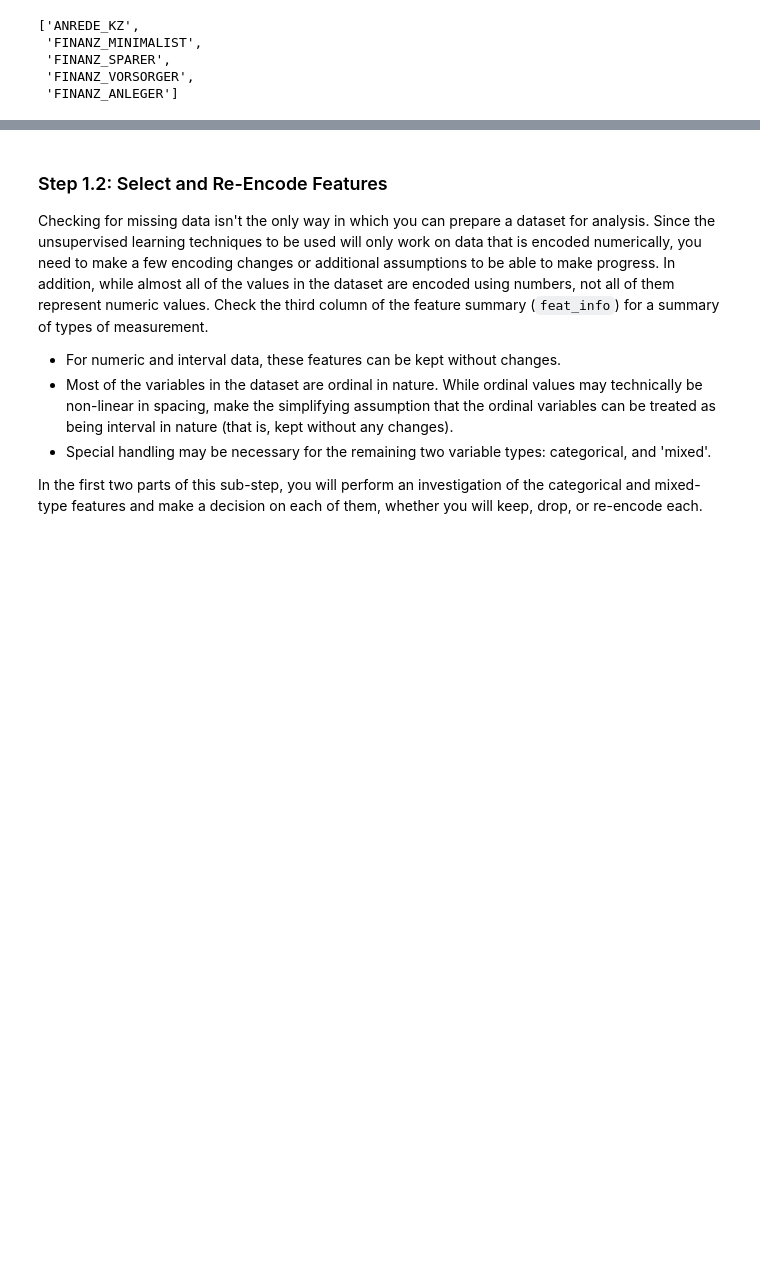
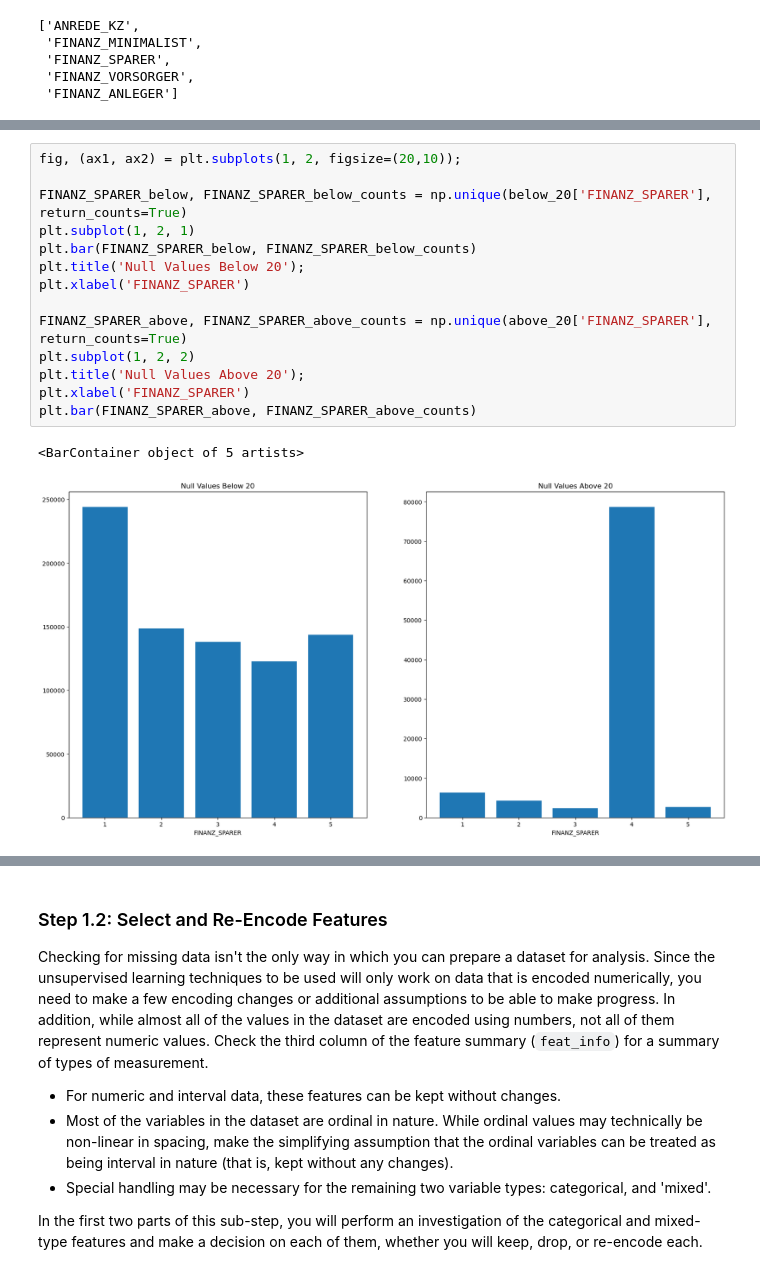
Before and after one commit to fayezalkh/Project-Identify-Customer-Segments, a Jupyter notebook: Identify_Customer_Segments.ipynb, the cells around one changed output, grey strips where cells are left out. Drawn from its saved outputs; the diff is of its cells as text; blank space fills up the shorter version.

```diff
--- a/Identify_Customer_Segments.ipynb
+++ b/Identify_Customer_Segments.ipynb
@@ -299,0 +310,17 @@ TypeError: only length-1 arrays can be converted to Python scalars
+# %%
+fig, (ax1, ax2) = plt.subplots(1, 2, figsize=(20,10));
+
+FINANZ_SPARER_below, FINANZ_SPARER_below_counts = np.unique(below_20['FINANZ_SPARER'], return_counts=True)
+plt.subplot(1, 2, 1)
+plt.bar(FINANZ_SPARER_below, FINANZ_SPARER_below_counts)
+plt.title('Null Values Below 20');
+plt.xlabel('FINANZ_SPARER')
+
+FINANZ_SPARER_above, FINANZ_SPARER_above_counts = np.unique(above_20['FINANZ_SPARER'], return_counts=True)
+plt.subplot(1, 2, 2)
+plt.title('Null Values Above 20');
+plt.xlabel('FINANZ_SPARER')
+plt.bar(FINANZ_SPARER_above, FINANZ_SPARER_above_counts)
+# %% [output]
+<BarContainer object of 5 artists>
+[figure, added]
```
Also changed, not shown: parts of 20 cells of this notebook.
